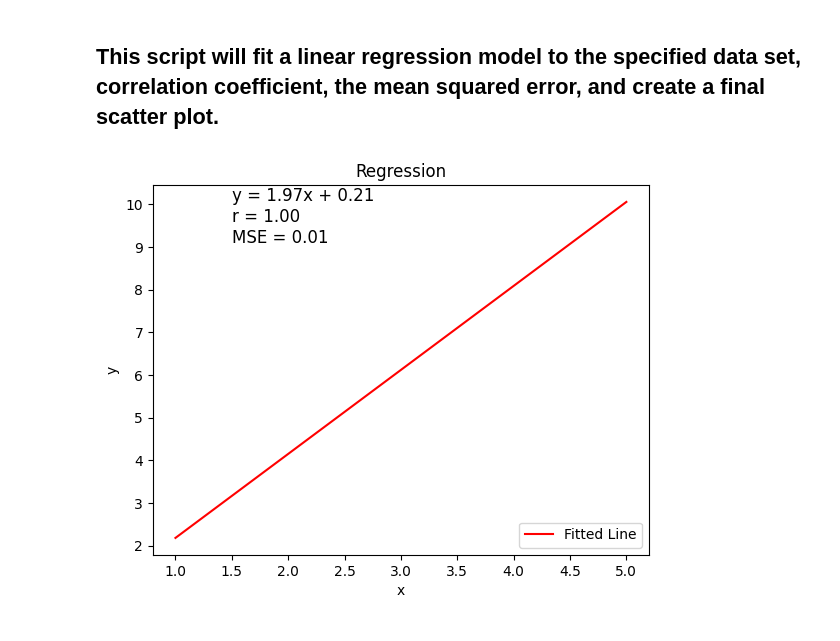
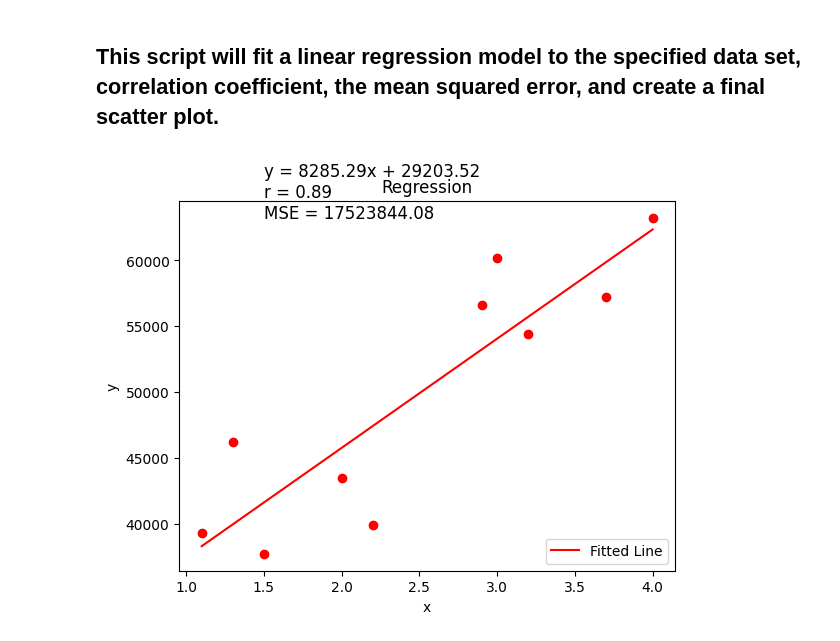
Before and after one commit to s-lenz/linear-regression-jupyter, a Jupyter notebook: assignment 3/better_reg_py.ipynb, the cells around one changed output. Saved outputs shown, nothing was run; the diff lists cells and outputs as text; code cells hidden in the pictures.

Commit message:
updated notebook to actually handle regression data, not example data

```diff
--- a/assignment 3/better_reg_py.ipynb
+++ b/assignment 3/better_reg_py.ipynb
@@ -9,7 +10,13 @@ from sklearn.metrics import mean_squared_error
+# %%
+filename = "regression_data-Copy1.csv"
+x_col = "YearsExperience"
+y_col = "Salary"
+# %%
+df = pd.read_csv(filename)
 # %%
 # Describe the data
-x = np.array([1, 2, 3, 4, 5])
-y = np.array([2.1, 4.3, 6.1, 8.0, 10.1])
+x = df[x_col].to_numpy()
+y = df[y_col].to_numpy()
 # %%
 # Set up linear regression
 slope, intercept, r_value, p_value, std_err = linregress(x, y)
@@ -18,17 +25,18 @@ mse = mean_squared_error(y, y_pred)
 # %%
 # Plot the data
 plt.plot(x, y_pred, 'r-', label='Fitted Line')
 plt.text(1.5, max(y) - 1,
          f"y = {slope:.2f}x + {intercept:.2f}\n"
          f"r = {r_value:.2f}\nMSE = {mse:.2f}",
          fontsize=12)
 plt.xlabel("x")
 plt.ylabel("y")
 plt.title("Regression")
+plt.scatter(df[[x_col]], df[[y_col]], color='red')
 plt.legend()
 plt.savefig("regression_plot_python.png")
 plt.show()
 # %% [output]
-[figure, old version]
+[figure, new version]
 # %%
 #hooray :)
```
Also changed, not shown: parts of 1 cell of this notebook.
